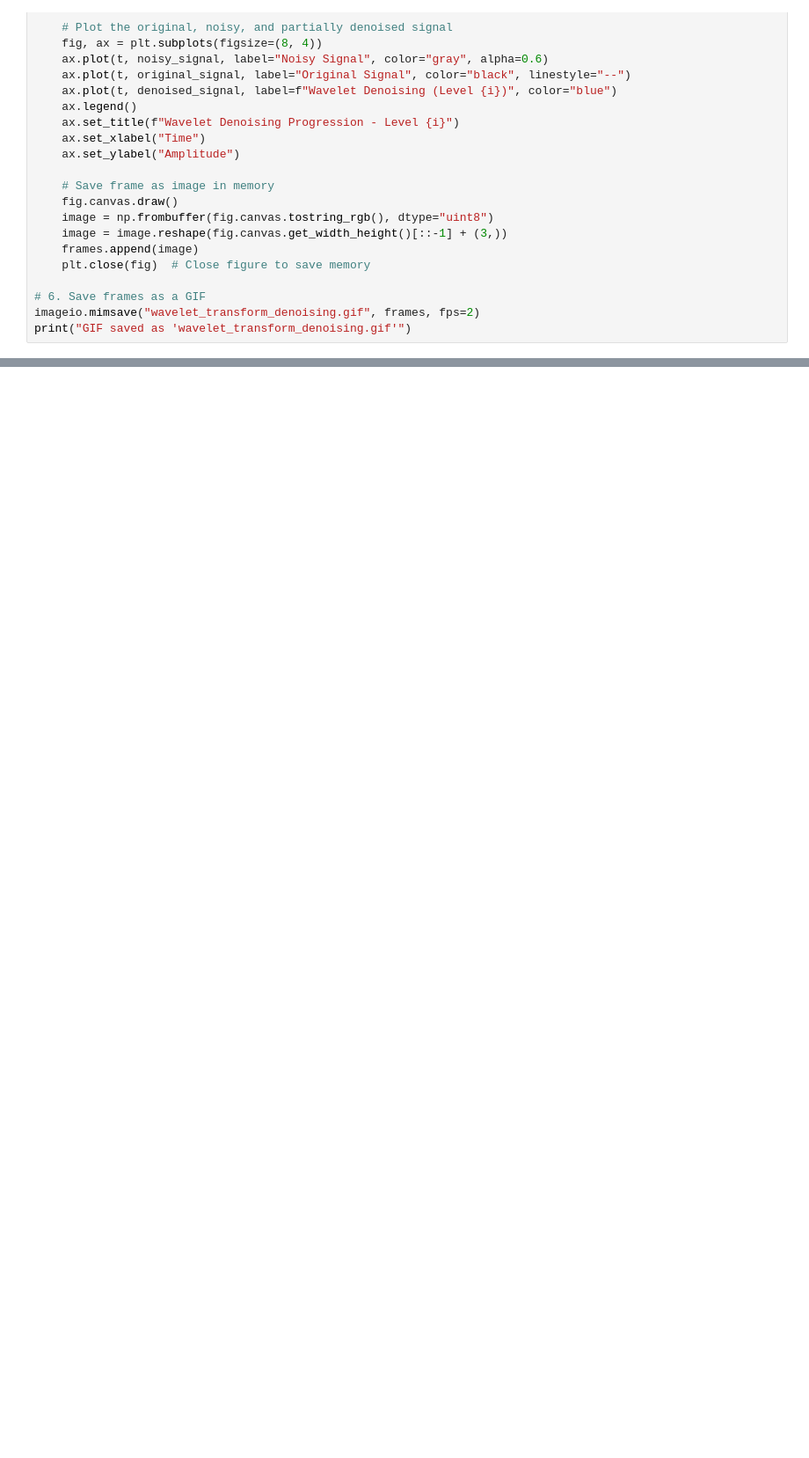
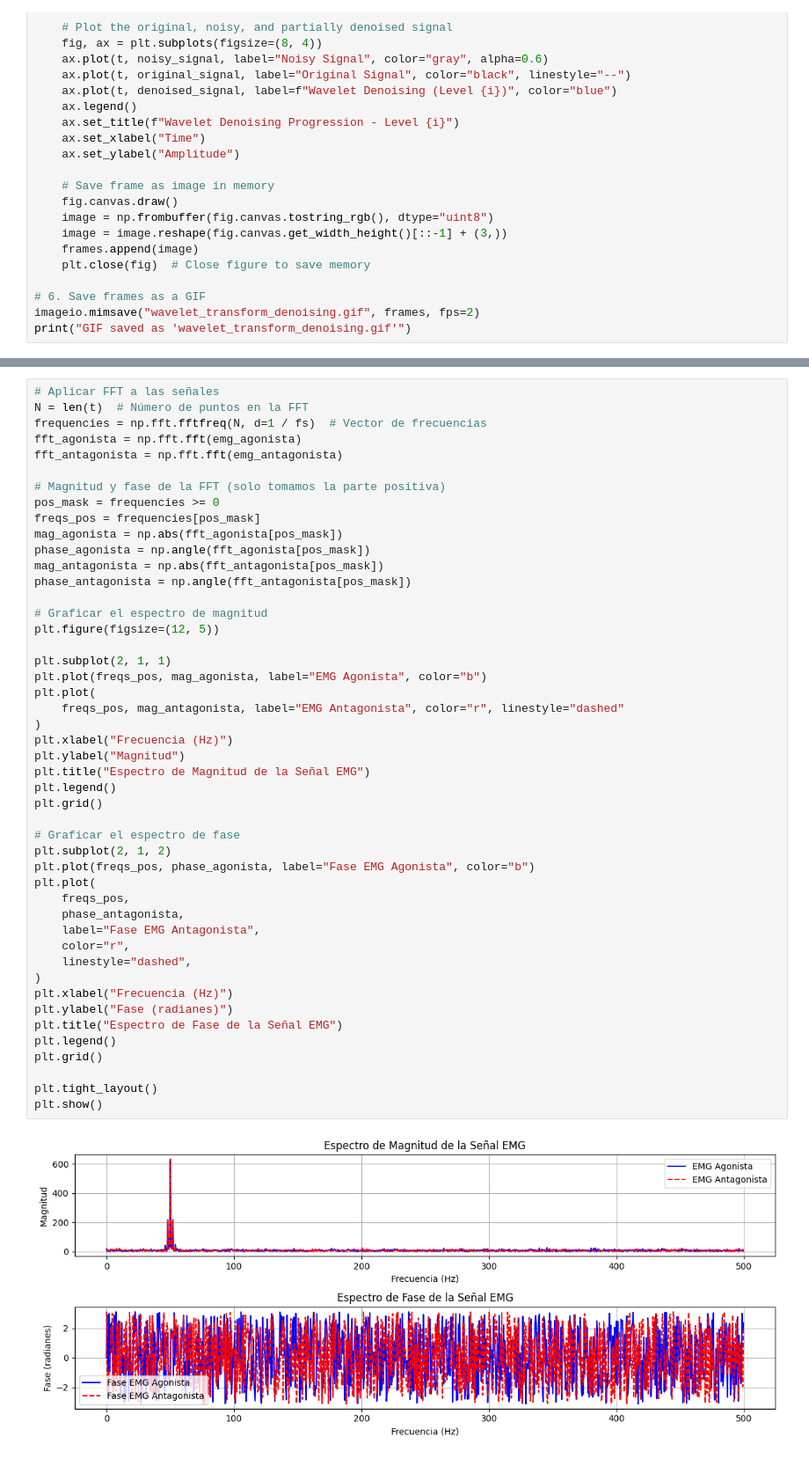
Before and after one commit to PabloCaicedoR/pablocaicedor.github.io, a Jupyter notebook: codigo/preparing_slides.ipynb, the cells around one changed output, grey strips where cells are left out. Shown at 88% size. Drawn from its saved outputs; the diff is of its cells as text; blank space fills up the shorter version.

```diff
--- a/codigo/preparing_slides.ipynb
+++ b/codigo/preparing_slides.ipynb
@@ -831,0 +812,49 @@ print(lista)
+# %%
+# Aplicar FFT a las señales
+N = len(t)  # Número de puntos en la FFT
+frequencies = np.fft.fftfreq(N, d=1 / fs)  # Vector de frecuencias
+fft_agonista = np.fft.fft(emg_agonista)
+fft_antagonista = np.fft.fft(emg_antagonista)
+
+# Magnitud y fase de la FFT (solo tomamos la parte positiva)
+pos_mask = frequencies >= 0
+freqs_pos = frequencies[pos_mask]
+mag_agonista = np.abs(fft_agonista[pos_mask])
+phase_agonista = np.angle(fft_agonista[pos_mask])
+mag_antagonista = np.abs(fft_antagonista[pos_mask])
+phase_antagonista = np.angle(fft_antagonista[pos_mask])
+
+# Graficar el espectro de magnitud
+plt.figure(figsize=(12, 5))
+
+plt.subplot(2, 1, 1)
+plt.plot(freqs_pos, mag_agonista, label="EMG Agonista", color="b")
+plt.plot(
+    freqs_pos, mag_antagonista, label="EMG Antagonista", color="r", linestyle="dashed"
+)
+plt.xlabel("Frecuencia (Hz)")
+plt.ylabel("Magnitud")
+plt.title("Espectro de Magnitud de la Señal EMG")
+plt.legend()
+plt.grid()
+
+# Graficar el espectro de fase
+plt.subplot(2, 1, 2)
+plt.plot(freqs_pos, phase_agonista, label="Fase EMG Agonista", color="b")
+plt.plot(
+    freqs_pos,
+    phase_antagonista,
+    label="Fase EMG Antagonista",
+    color="r",
+    linestyle="dashed",
+)
+plt.xlabel("Frecuencia (Hz)")
+plt.ylabel("Fase (radianes)")
+plt.title("Espectro de Fase de la Señal EMG")
+plt.legend()
+plt.grid()
+
+plt.tight_layout()
+plt.show()
+# %% [output]
+[figure, added]
```
Also changed, not shown: parts of 20 cells of this notebook, 24 other files.
